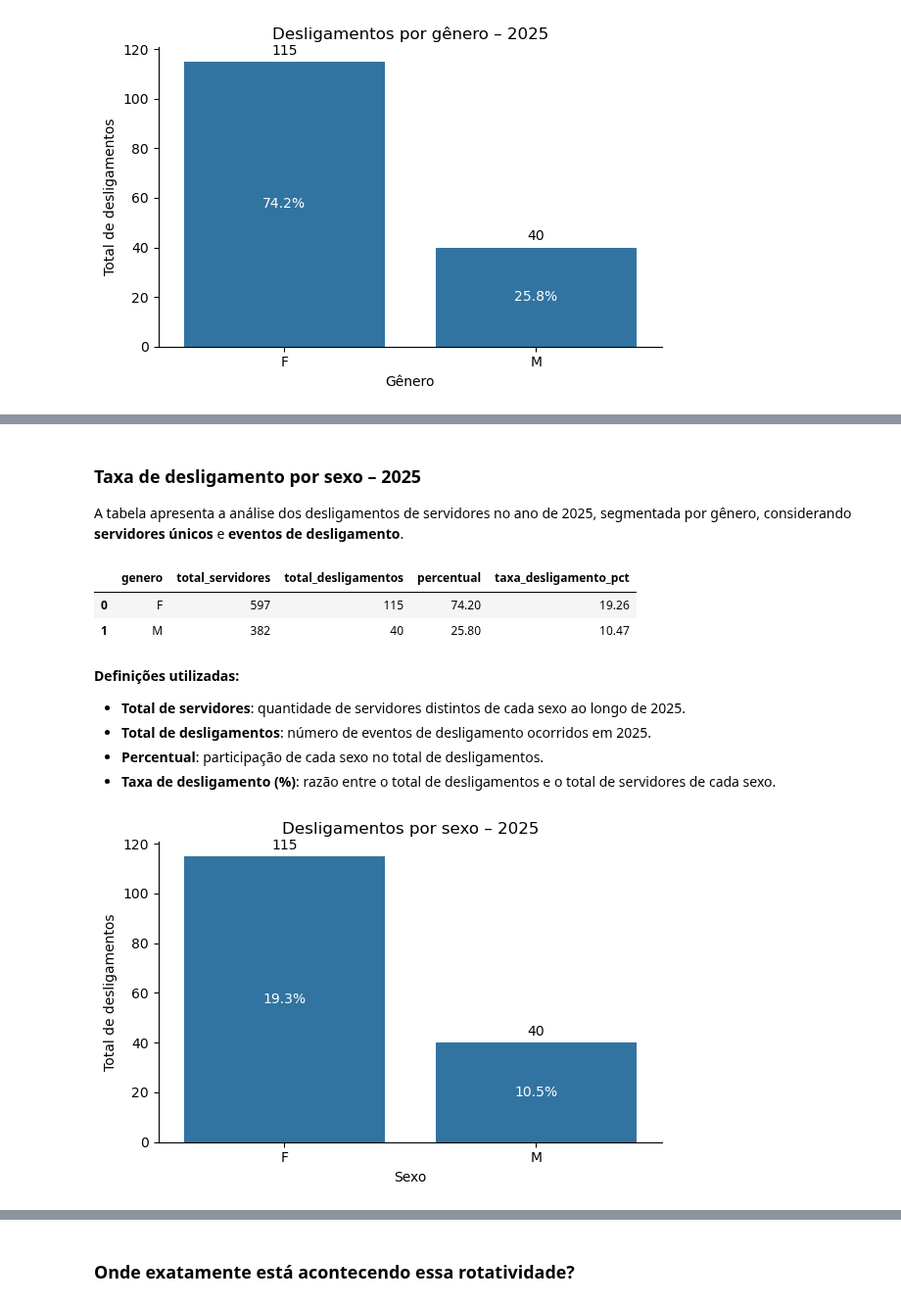
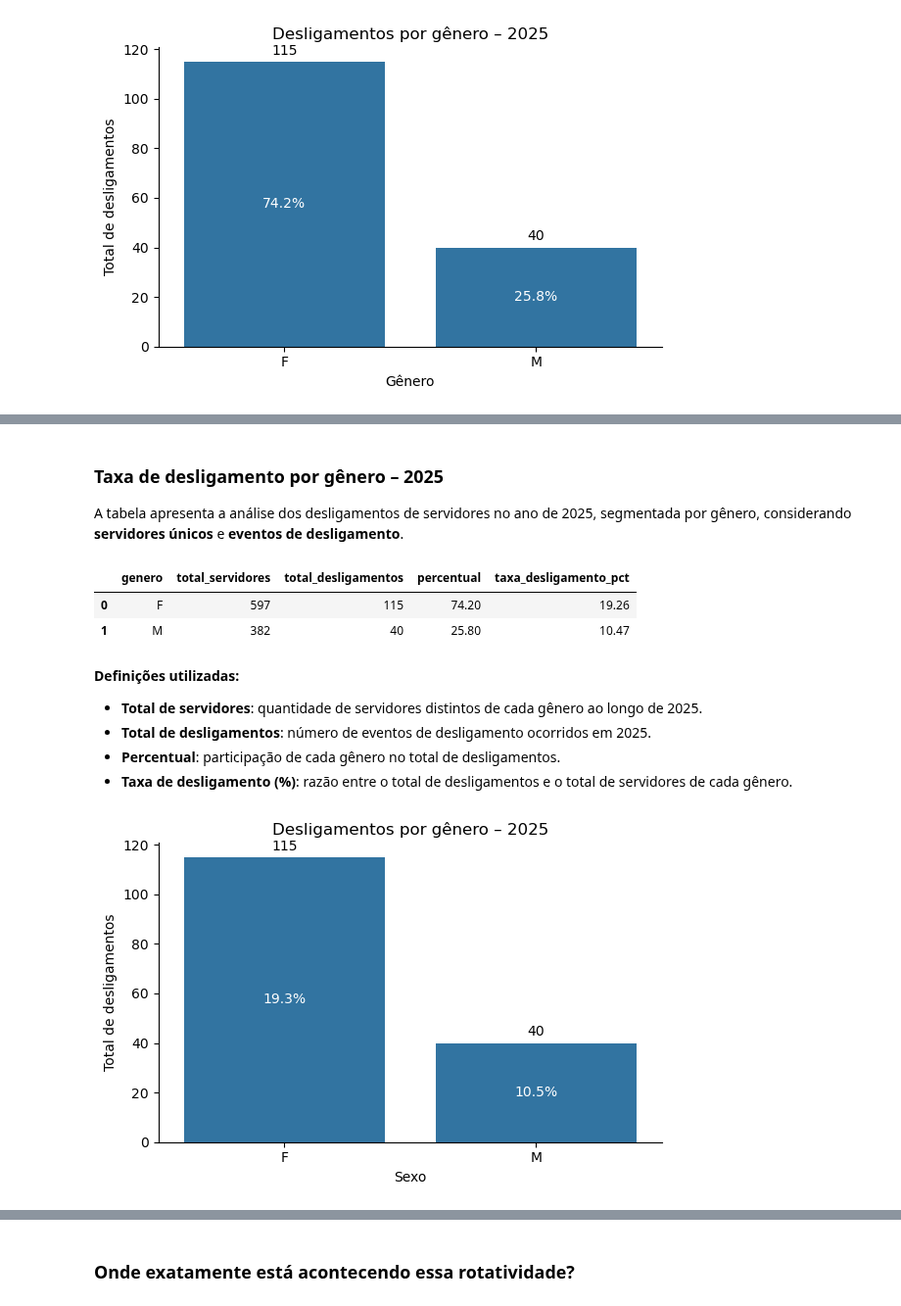
Before and after one commit to oguidenardi/folha_pagamento_santa_rita_2025, a Jupyter notebook: notebooks/04_exploratory_data_analysis.ipynb, the cells around one changed output, grey strips where cells are left out. Shown at 98% size. Cells and saved outputs as stored; diff of their text form; code cells hidden in the pictures.

```diff
--- a/notebooks/04_exploratory_data_analysis.ipynb
+++ b/notebooks/04_exploratory_data_analysis.ipynb
@@ -345,7 +322,7 @@ total_serv_genero = total_serv_genero.merge(
     how="left"
 )
 # %% [markdown]
-### Taxa de desligamento por sexo – 2025
+### Taxa de desligamento por gênero – 2025
 
 A tabela apresenta a análise dos desligamentos de servidores no ano de 2025, segmentada por gênero, considerando **servidores únicos** e **eventos de desligamento**.
 # %%
@@ -362,43 +339,43 @@ total_serv_genero
 | 1 | M | 382 | 40 | 25.80 | 10.47 |
 # %% [markdown]
 **Definições utilizadas:**
-- **Total de servidores**: quantidade de servidores distintos de cada sexo ao longo de 2025.
+- **Total de servidores**: quantidade de servidores distintos de cada gênero ao longo de 2025.
 - **Total de desligamentos**: número de eventos de desligamento ocorridos em 2025.
-- **Percentual**: participação de cada sexo no total de desligamentos.
-- **Taxa de desligamento (%)**: razão entre o total de desligamentos e o total de servidores de cada sexo.
+- **Percentual**: participação de cada gênero no total de desligamentos.
+- **Taxa de desligamento (%)**: razão entre o total de desligamentos e o total de servidores de cada gênero.
 # %%
 plt.figure(figsize=(6, 4))
 
 ax = sns.barplot(
     data=total_serv_genero,
     x="genero",
     y="total_desligamentos"
 )
 
 # Número absoluto em cima da barra
 for container in ax.containers:
     ax.bar_label(container, padding=3)
 
 # Percentual (taxa de desligamento) dentro da barra
 for i, row in total_serv_genero.iterrows():
     ax.text(
         i,
         row["total_desligamentos"] / 2,
         f'{row["taxa_desligamento_pct"]:.1f}%',
         ha="center",
         va="center",
         color="white",
     )
 
-plt.title("Desligamentos por sexo – 2025")
+plt.title("Desligamentos por gênero – 2025")
 plt.xlabel("Sexo")
 plt.ylabel("Total de desligamentos")
 
 sns.despine()
 plt.tight_layout()
 plt.show()
 # %% [output]
-[figure, old version]
+[figure, new version]
 # %% [markdown]
 #### Principais resultados
 
```
Also changed, not shown: parts of 11 cells of this notebook.
